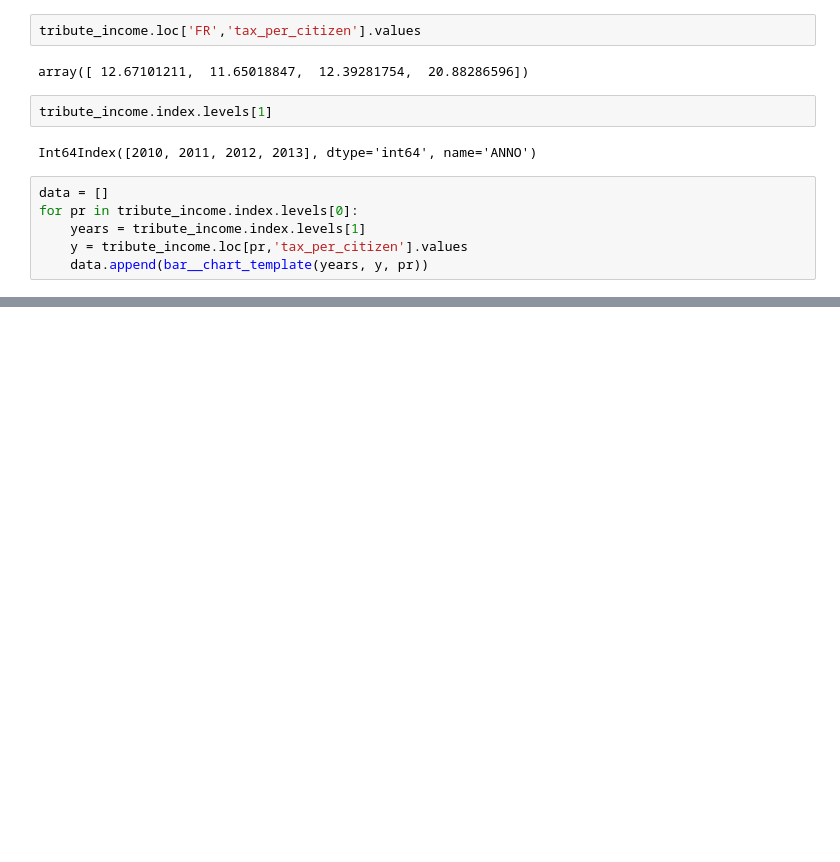
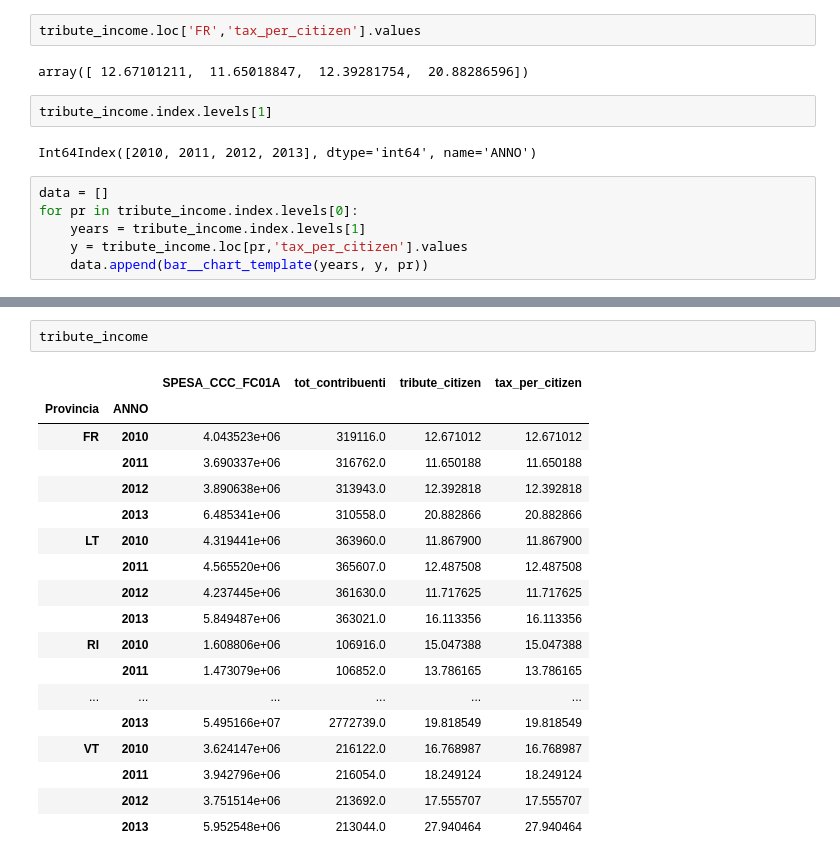
Before and after one commit to teamdigitale/daf-data-science, a Jupyter notebook: opencivitas/analysis-opencivitas.ipynb, the cells around one changed output, grey strips where cells are left out. Saved outputs shown, nothing was run; the diff lists cells and outputs as text; blank space fills up the shorter version.

```diff
--- a/opencivitas/analysis-opencivitas.ipynb
+++ b/opencivitas/analysis-opencivitas.ipynb
@@ -314,3 +314,24 @@ fig = go.Figure(data=data, layout=layout)
 py.iplot(fig)
 # %% [output]
 [interactive output not drawn]
+# %%
+tribute_income
+# %% [output]
+|  |  | SPESA_CCC_FC01A | tot_contribuenti | tribute_citizen | tax_per_citizen |
+| Provincia | ANNO |  |  |  |  |
+| FR | 2010 | 4.043523e+06 | 319116.0 | 12.671012 | 12.671012 |
+|  | 2011 | 3.690337e+06 | 316762.0 | 11.650188 | 11.650188 |
+|  | 2012 | 3.890638e+06 | 313943.0 | 12.392818 | 12.392818 |
+|  | 2013 | 6.485341e+06 | 310558.0 | 20.882866 | 20.882866 |
+| LT | 2010 | 4.319441e+06 | 363960.0 | 11.867900 | 11.867900 |
+|  | 2011 | 4.565520e+06 | 365607.0 | 12.487508 | 12.487508 |
+|  | 2012 | 4.237445e+06 | 361630.0 | 11.717625 | 11.717625 |
+|  | 2013 | 5.849487e+06 | 363021.0 | 16.113356 | 16.113356 |
+| RI | 2010 | 1.608806e+06 | 106916.0 | 15.047388 | 15.047388 |
+|  | 2011 | 1.473079e+06 | 106852.0 | 13.786165 | 13.786165 |
+| ... | ... | ... | ... | ... | ... |
+|  | 2013 | 5.495166e+07 | 2772739.0 | 19.818549 | 19.818549 |
+| VT | 2010 | 3.624147e+06 | 216122.0 | 16.768987 | 16.768987 |
+|  | 2011 | 3.942796e+06 | 216054.0 | 18.249124 | 18.249124 |
+|  | 2012 | 3.751514e+06 | 213692.0 | 17.555707 | 17.555707 |
+|  | 2013 | 5.952548e+06 | 213044.0 | 27.940464 | 27.940464 |
```
Also changed, not shown: parts of 1 cell of this notebook.
